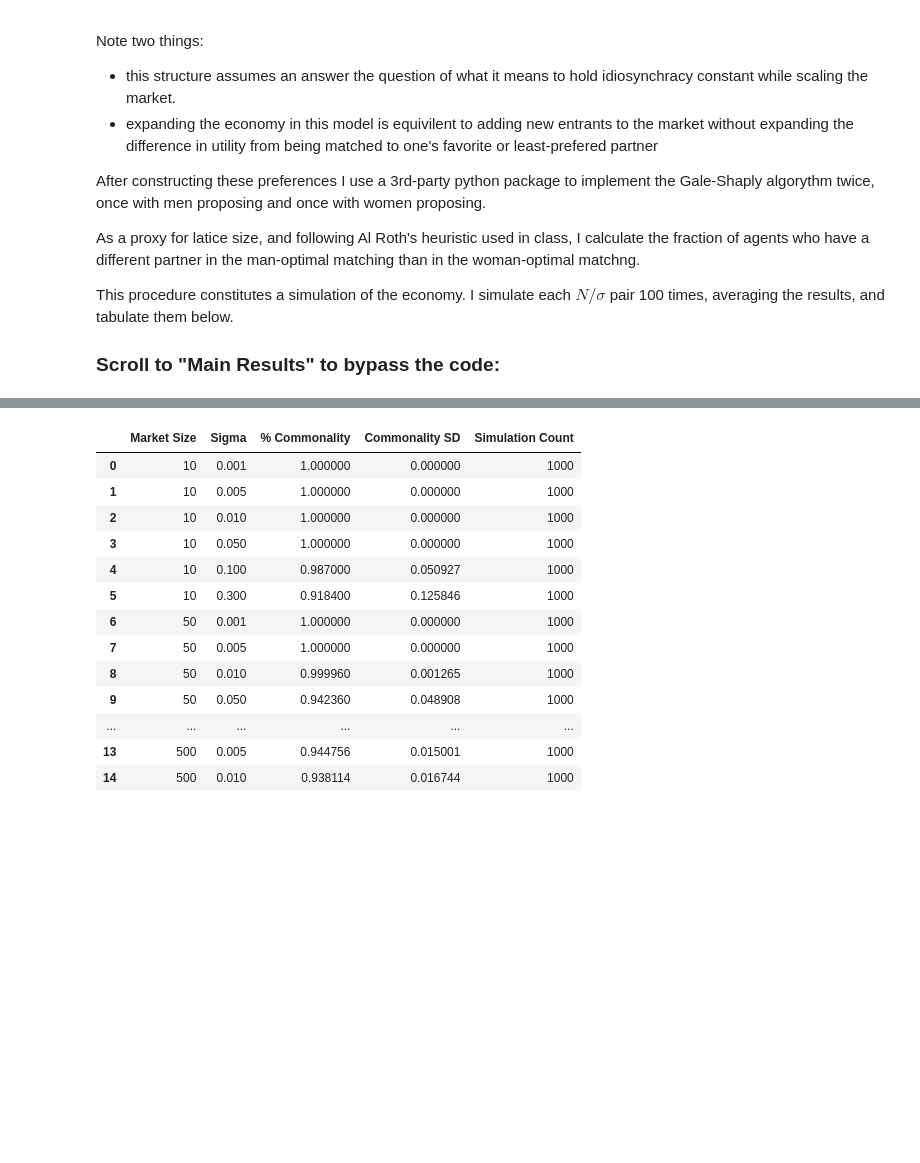
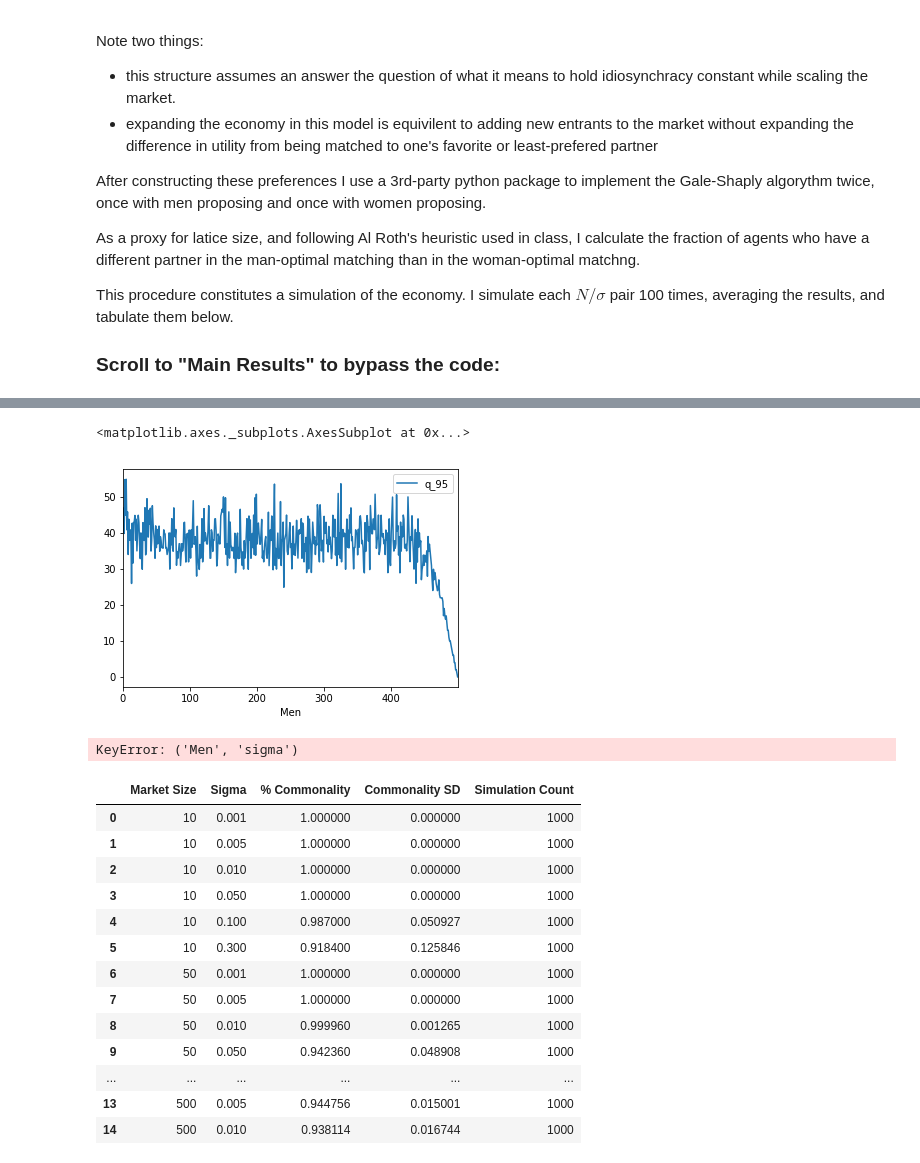
Before and after one commit to tgardnerh/MarketDesign, a Jupyter notebook: Short_Ranklist.ipynb, the cells around one changed output, grey strips where cells are left out. Drawn from its saved outputs; the diff is of its cells as text; code cells hidden in the pictures; blank space fills up the shorter version.

```diff
--- a/Short_Ranklist.ipynb
+++ b/Short_Ranklist.ipynb
@@ -172,3 +197,29 @@ results_df
+# %%
+res_num = results_df.reset_index()
+res_num = res_num.apply(pd.to_numeric)
+deliverable['n']     = res_num['n']
+deliverable['sigma'] = res_num['sigma']
+deliverable['Men']   = res_num['Men']
+
+deliverable['mean'] = res_num.mean(axis = 1)
+deliverable['q_05'] = res_num.quantile(.05, axis = 1)
+deliverable['q_50'] = res_num.quantile(.50, axis = 1)
+deliverable['q_95'] = res_num.quantile(.95, axis = 1)
+
+deliverable['mean'] = deliverable['mean']-deliverable['Men']
+deliverable['q_05'] = deliverable['q_05']-deliverable['Men']
+deliverable['q_50'] = deliverable['q_50']-deliverable['Men']
+deliverable['q_95'] = deliverable['q_95']-deliverable['Men']
+
+
+deliverable[(deliverable['n'] == 500)&(deliverable['sigma'] == .1)].plot(x='Men' ,y= 'q_95')
+# %% [output]
+<matplotlib.axes._subplots.AxesSubplot at 0x...>
+[figure, added]
+# %%
+res_num['Men','sigma']
+# %% [output]
+KeyError: ('Men', 'sigma')
 # %%
 
 #flatten the list:
```
Also changed, not shown: parts of 3 cells of this notebook.
